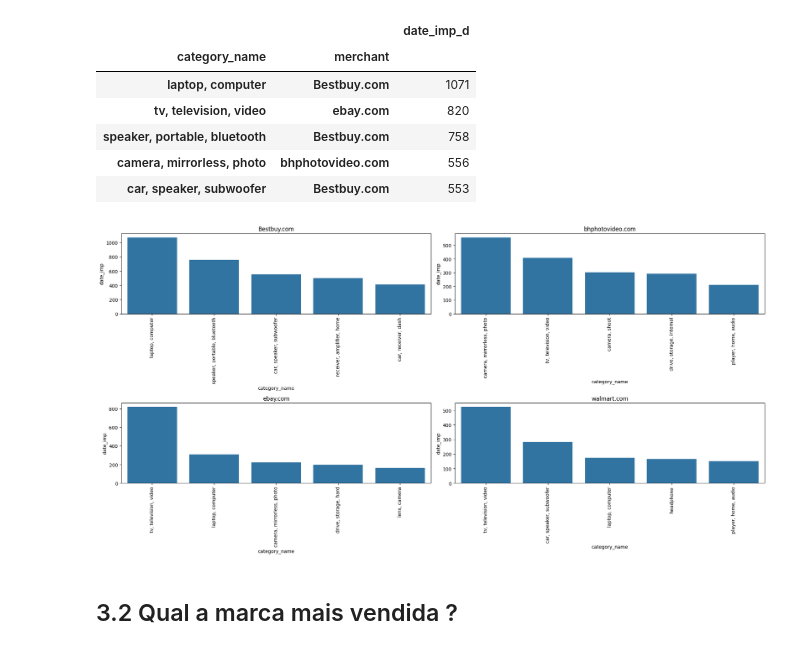
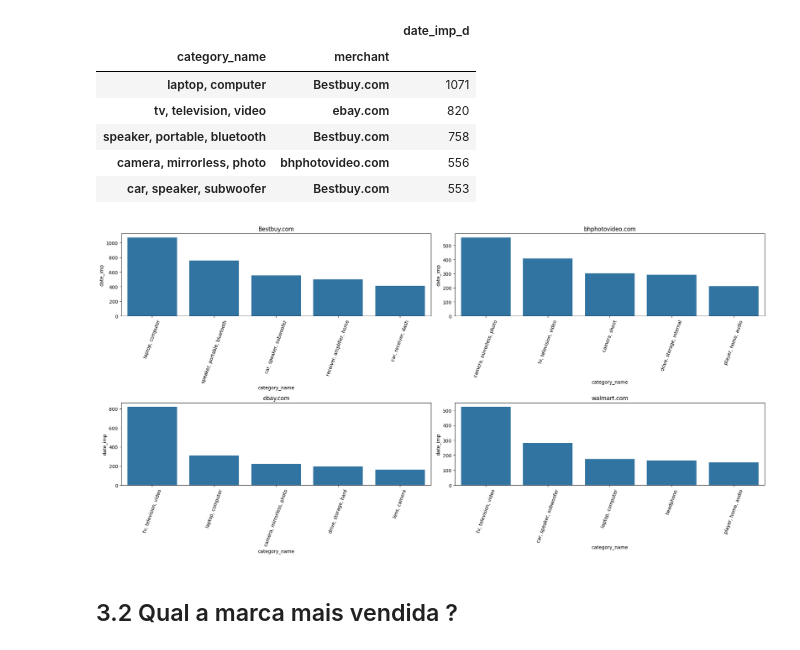
Before and after one commit to antonioorichard/elasticidade_dos_preco, a Jupyter notebook: notebook/pa06.ipynb, the cells around one changed output. Cells and saved outputs as stored; diff of their text form; code cells hidden in the pictures.

```diff
--- a/notebook/pa06.ipynb
+++ b/notebook/pa06.ipynb
@@ -519,7 +464,7 @@ aux3 = (
     .sort_values(by="date_imp", ascending=False)
 
 )
-plt.xticks(rotation=90)
+plt.xticks(rotation=70)
 plt.title('Bestbuy.com')
 sns.barplot(x='category_name', y='date_imp', data=aux3.head())
 
@@ -533,40 +478,40 @@ aux4 = (
     .sort_values(by="date_imp", ascending=False)
 
 )
-plt.xticks(rotation=90)
+plt.xticks(rotation=70)
 plt.title('bhphotovideo.com')
 sns.barplot(x='category_name', y='date_imp', data=aux4.head())
 
 
 plt.subplot(2,2,3)
 aux5 = (
     df_ebay[["date_imp", "category_name"]]
     .groupby("category_name")
     .count()
     .reset_index()
     .sort_values(by="date_imp", ascending=False)
 
 )
-plt.xticks(rotation=90)
+plt.xticks(rotation=70)
 plt.title('ebay.com')
 sns.barplot(x='category_name', y='date_imp', data=aux5.head())
 
 plt.subplot(2,2,4)
 aux6 = (
     df_walmart[["date_imp", "category_name"]]
     .groupby("category_name")
     .count()
     .reset_index()
     .sort_values(by="date_imp", ascending=False)
 
 )
-plt.xticks(rotation=90)
+plt.xticks(rotation=70)
 plt.title('walmart.com')
 sns.barplot(x='category_name', y='date_imp', data=aux6.head())
 
 plt.tight_layout()
 # %% [output]
-[figure, old version]
+[figure, new version]
 # %% [markdown]
 ## 3.2 Qual a marca mais vendida ?
 # %% [markdown]
```
Also changed, not shown: parts of 96 cells of this notebook, 1 other file.
